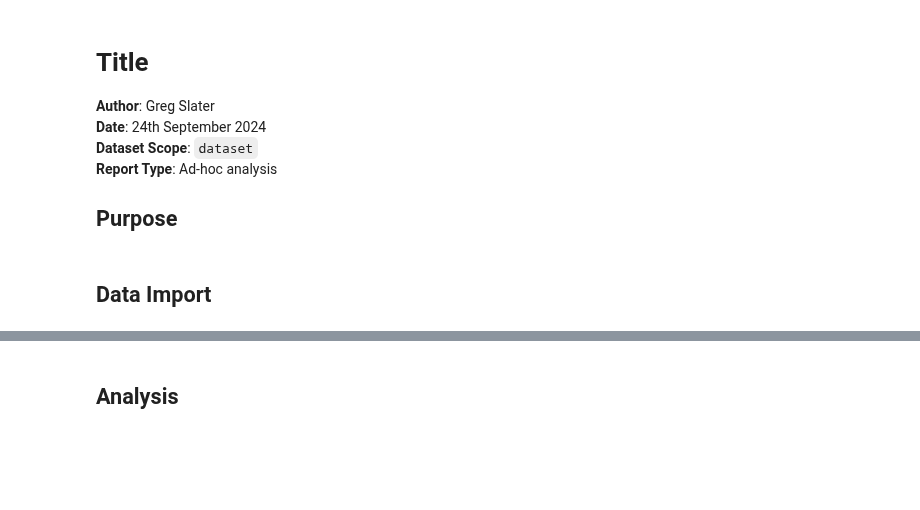
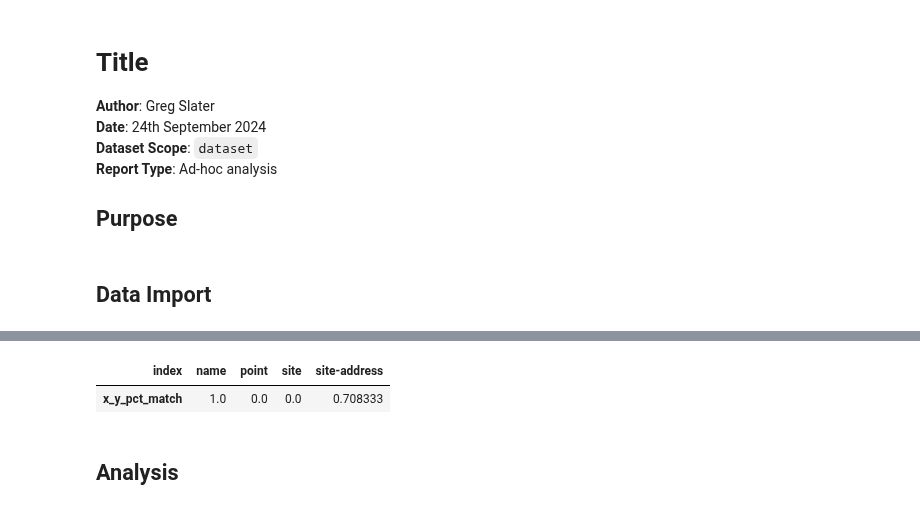
Before and after one commit to digital-land/jupyter-analysis, a Jupyter notebook: analysis/2025-01_BFL_old_orgs/BFL_old_orgs.ipynb, the cells around one changed output, grey strips where cells are left out. Drawn from its saved outputs; the diff is of its cells as text; code cells hidden in the pictures; blank space fills up the shorter version.

```diff
--- a/analysis/2025-01_BFL_old_orgs/BFL_old_orgs.ipynb
+++ b/analysis/2025-01_BFL_old_orgs/BFL_old_orgs.ipynb
@@ -63,0 +40,17 @@ pd.DataFrame({"x_y_match_pct" : full_comp[["name", "point", "site", "site-addres
+# %%
+def get_all_organisations():
+    params = urllib.parse.urlencode({
+        "sql": f"""
+        select entity as organisation_entity, name as org_name, organisation, dataset as org_type, end_date
+        from organisation
+        """,
+        "_size": "max"
+        })
+    url = f"https://datasette.planning.data.gov.uk/digital-land.csv?{params}"
+    df = pd.read_csv(url)
+    return df
+
+org_df = get_all_organisations()
+
+org_df.set_index("organisation_entity", inplace=True)
+org_dict = org_df[["org_name"]].to_dict("index")
@@ -64,2 +92,35 @@ pd.DataFrame({"x_y_match_pct" : full_comp[["name", "point", "site", "site-addres
+# %%
+def compare_match_fields(org_x, org_y, ref_matches, fields):
+
+    dfx = bfl[
+        (bfl["organisation-entity"] == org_x) &
+        (bfl["reference"].isin(ref_matches))].copy()
+
+    dfy = bfl[
+        (bfl["organisation-entity"] == org_y) &
+        (bfl["reference"].isin(ref_matches))].copy()
+
+    # subset each table to only records which match on reference
+    matches_df1 = dfx[dfx["reference"].isin(ref_matches)].copy()
+    matches_df1.set_index("reference", inplace=True)
+    matches_df1.sort_index(inplace=True)
+
+    matches_df2 = dfy[dfy["reference"].isin(ref_matches)].copy()
+    matches_df2.set_index("reference", inplace=True)
+    matches_df2.sort_index(inplace=True)
+
+    # full comparison
+    full_comp = matches_df1 == matches_df2
+
+    # calculate match % for each field and make into neat wide table
+    results_df_nar = (full_comp[fields].sum(axis=0) / len(full_comp)).to_frame(name = "x_y_pct_match")
+    results_df_wide = results_df_nar.reset_index().pivot_table(columns = "index", values = "x_y_pct_match")
+    return results_df_wide
+
+t = compare_match_fields(47, 54, cr_test_matches, ["name", "point", "site", "site-address"])
+t
+# %% [output]
+| index | name | point | site | site-address |
+| x_y_pct_match | 1.0 | 0.0 | 0.0 | 0.708333 |
 # %% [markdown]
 ## Analysis
```
Also changed, not shown: parts of 28 cells of this notebook.
